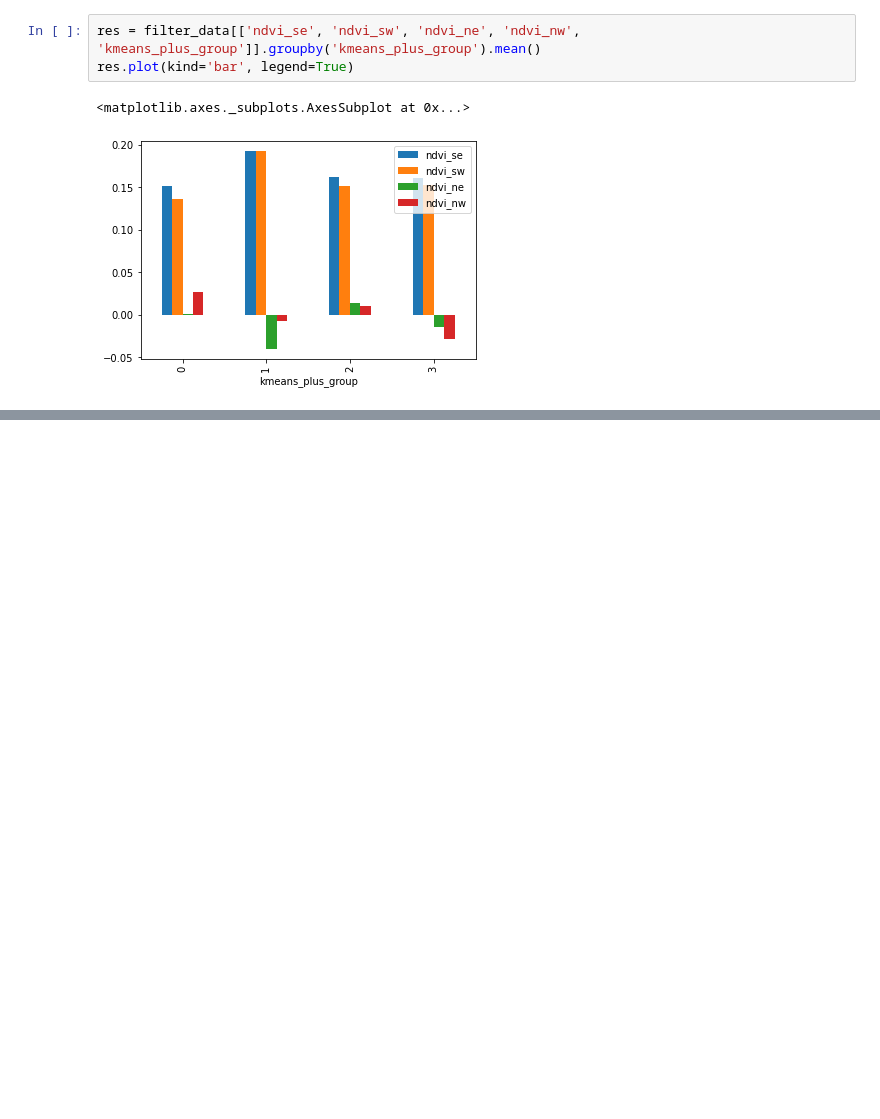
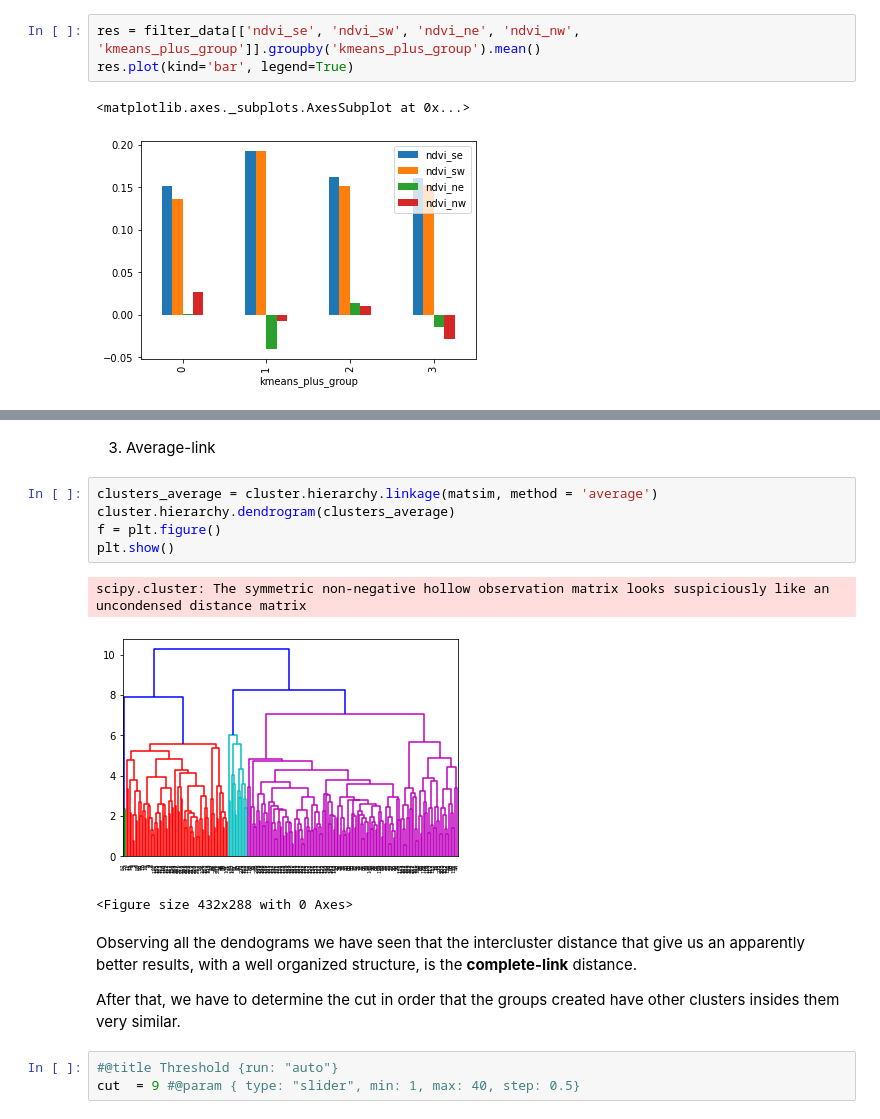
Before and after one commit to raulbs7/Machine-Learning-Techniques-Project, a Jupyter notebook: Milestone1.ipynb, the cells around one changed output, grey strips where cells are left out. Cells and saved outputs as stored; diff of their text form; blank space fills up the shorter version.

```diff
--- a/Milestone1.ipynb
+++ b/Milestone1.ipynb
@@ -629,0 +677,18 @@ At this point, we can conclude that k-means had classificated our data by the di
+# %% [markdown]
+3.   Average-link
+# %%
+clusters_average = cluster.hierarchy.linkage(matsim, method = 'average')
+cluster.hierarchy.dendrogram(clusters_average)
+f = plt.figure()
+plt.show()
+# %% [output]
+scipy.cluster: The symmetric non-negative hollow observation matrix looks suspiciously like an uncondensed distance matrix
+[figure, added]
+<Figure size 432x288 with 0 Axes>
+# %% [markdown]
+Observing all the dendograms we have seen that the intercluster distance that give us an apparently better results, with a well organized structure, is the **complete-link** distance.
+
+After that, we have to determine the cut in order that the groups created have other clusters insides them very similar.
+# %%
+#@title Threshold {run: "auto"}
+cut  = 9 #@param { type: "slider", min: 1, max: 40, step: 0.5}
```
Also changed, not shown: parts of 27 cells of this notebook.
